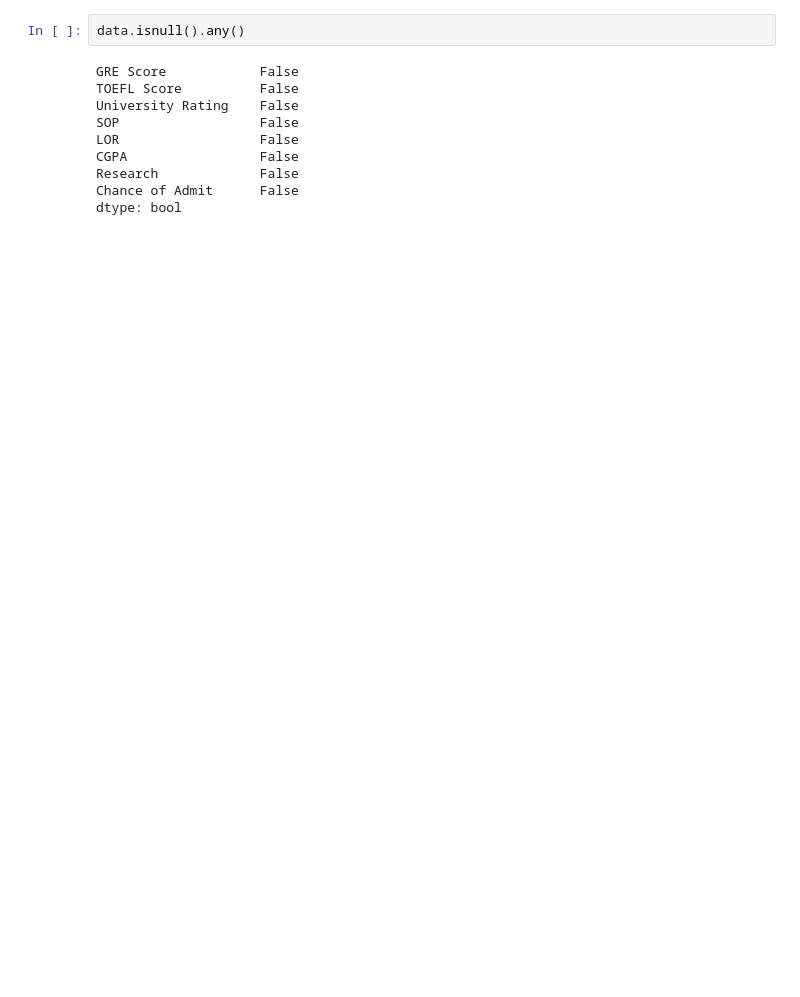
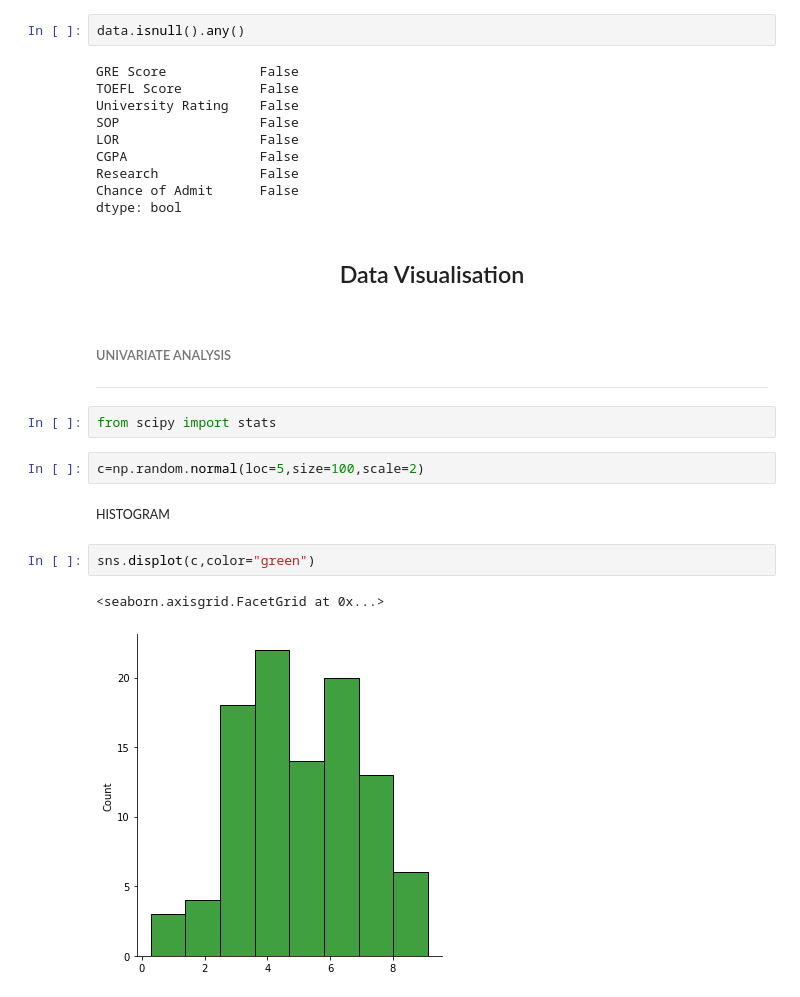
Before and after one commit to IBM-EPBL/IBM-Project-38189-1660374589, a Jupyter notebook: Project Folder/University Admission Prediction.ipynb, the cells around one changed output. Drawn from its saved outputs; the diff is of its cells as text; blank space fills up the shorter version.

Commit message:
Data Visualisation Complete

```diff
--- a/Project Folder/University Admission Prediction.ipynb
+++ b/Project Folder/University Admission Prediction.ipynb
@@ -45,3 +45,19 @@ CGPA                 False
 Research             False
 Chance of Admit      False
 dtype: bool
+# %% [markdown]
+<center><h2>Data Visualisation</h2></center>
+# %% [markdown]
+###### UNIVARIATE ANALYSIS
+<hr style="height:1px;">
+# %%
+from scipy import stats
+# %%
+c=np.random.normal(loc=5,size=100,scale=2)
+# %% [markdown]
+<small> HISTOGRAM </small>
+# %%
+sns.displot(c,color="green")
+# %% [output]
+<seaborn.axisgrid.FacetGrid at 0x...>
+[figure, added]
```
Also changed, not shown: parts of 27 cells of this notebook.
